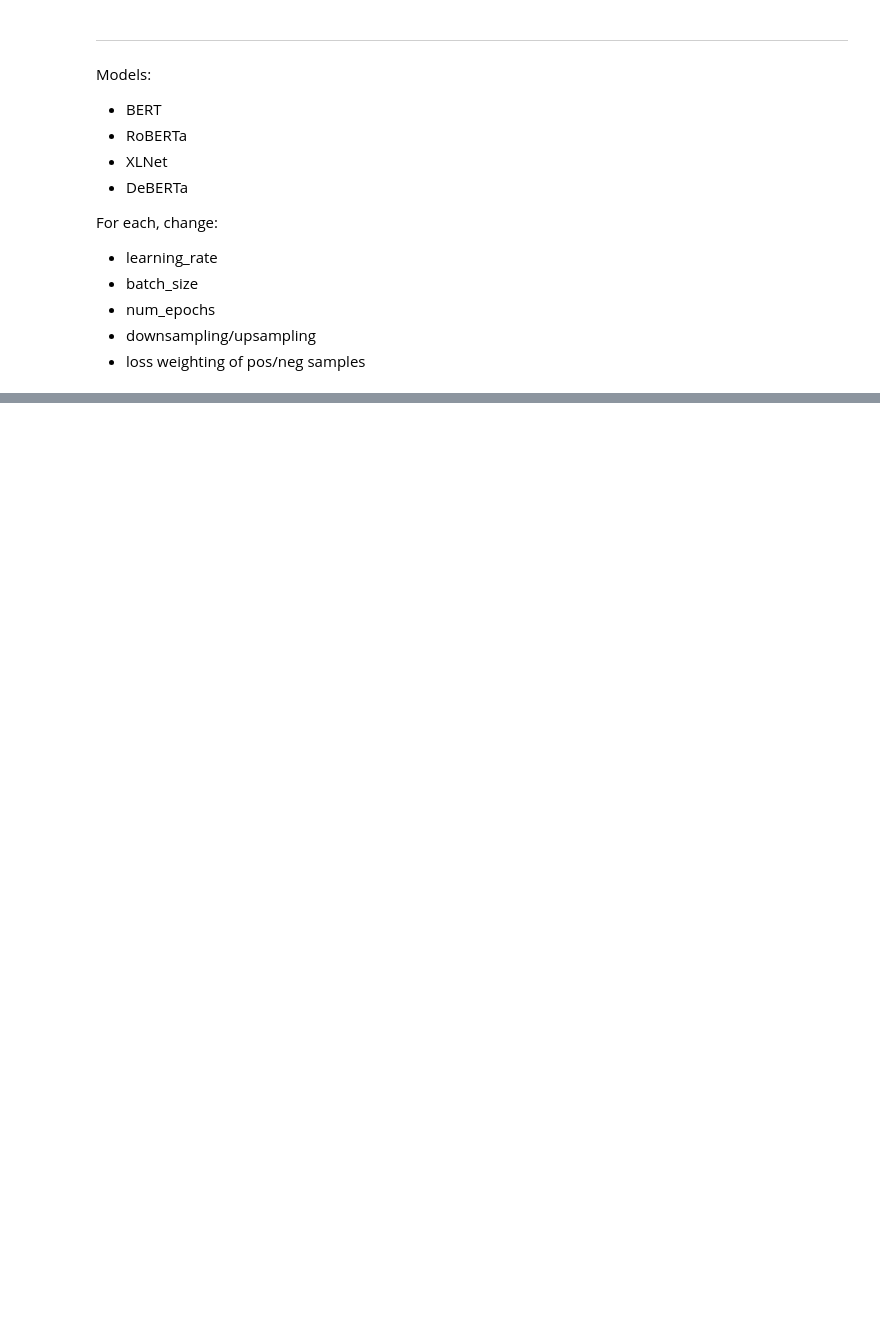
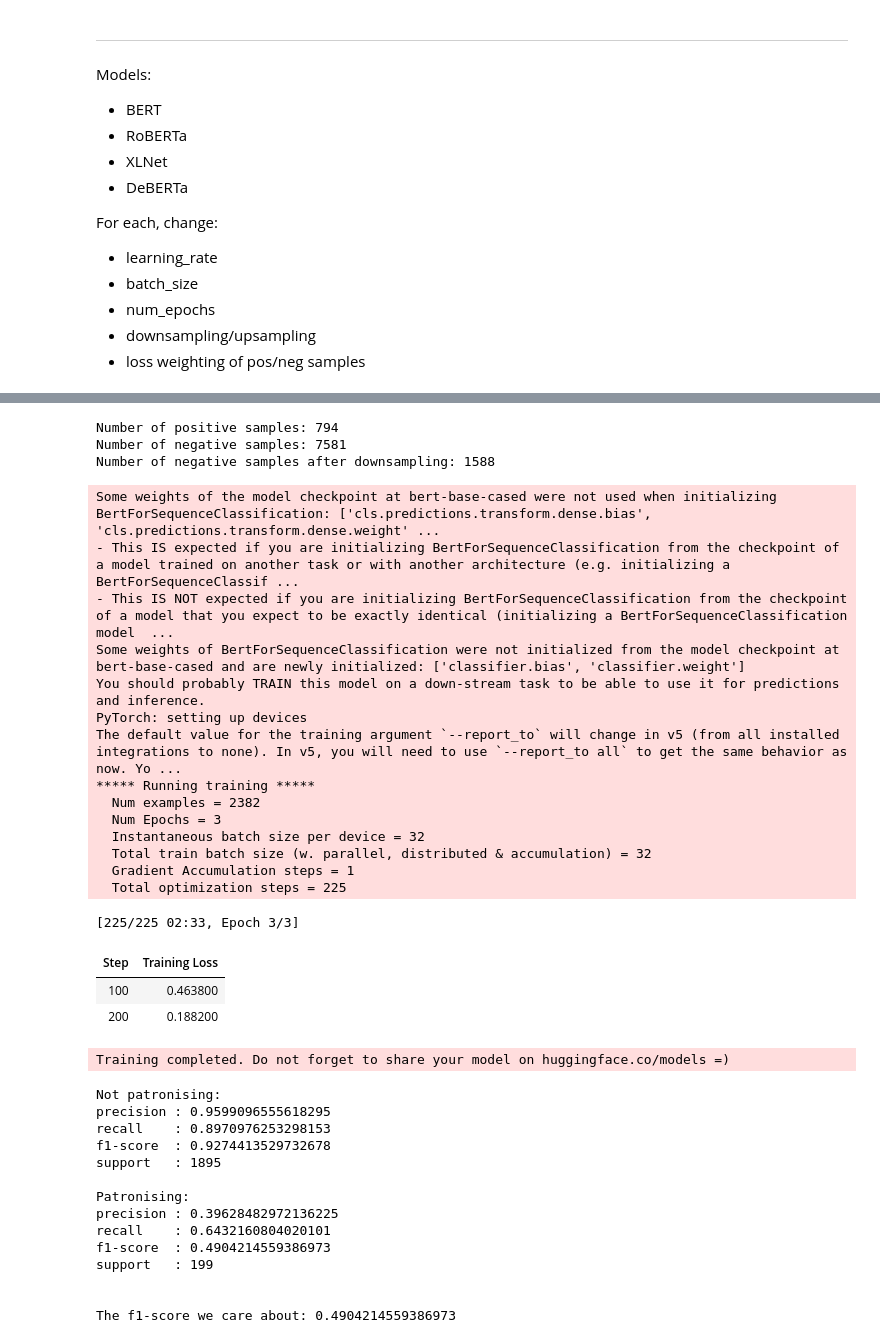
Before and after one commit to Lordkpaj/NLP-Coursework, a Jupyter notebook: solution.ipynb, the cells around one changed output, grey strips where cells are left out. Drawn from its saved outputs; the diff is of its cells as text; code cells hidden in the pictures; blank space fills up the shorter version.

```diff
--- a/solution.ipynb
+++ b/solution.ipynb
@@ -483,0 +481,11 @@ The f1-score we care about: 0.5080645161290324
+# %%
+reports = load_results()
+optimal_hyperparams = reports.iloc[[reports['pos_f1-score'].idxmax()]]
+
+print("Best base model:", optimal_hyperparams['pretrained_model_name'].item())
+print("\nOptimal hyperparameters:")
+print("learning_rate:", optimal_hyperparams['learning_rate'].item())
+print("batch_size:", optimal_hyperparams['batch_size'].item())
+print("num_epochs:", optimal_hyperparams['num_epochs'].item())
+print("sampling:", optimal_hyperparams['sampling'].item())
+print("sampling_ratio:", optimal_hyperparams['sampling_ratio'].item())
@@ -483,0 +501,9 @@ The f1-score we care about: 0.5080645161290324
+# %%
+report = main_patronise(pretrained_model_name=optimal_hyperparams['pretrained_model_name'].values[0],
+                        learning_rate=optimal_hyperparams['learning_rate'].item(),
+                        batch_size=optimal_hyperparams['batch_size'].item(),
+                        num_epochs=optimal_hyperparams['num_epochs'].item(),
+                        sampling=optimal_hyperparams['sampling'].item(),
+                        sampling_ratio=optimal_hyperparams['sampling_ratio'].item())
+display_report(report)
+# %% [output]
@@ -483,0 +527,36 @@ The f1-score we care about: 0.5080645161290324
+Number of positive samples: 794
+Number of negative samples: 7581
+Number of negative samples after downsampling: 1588
+Some weights of the model checkpoint at bert-base-cased were not used when initializing BertForSequenceClassification: ['cls.predictions.transform.dense.bias', 'cls.predictions.transform.dense.weight' ...
+- This IS expected if you are initializing BertForSequenceClassification from the checkpoint of a model trained on another task or with another architecture (e.g. initializing a BertForSequenceClassif ...
+- This IS NOT expected if you are initializing BertForSequenceClassification from the checkpoint of a model that you expect to be exactly identical (initializing a BertForSequenceClassification model  ...
+Some weights of BertForSequenceClassification were not initialized from the model checkpoint at bert-base-cased and are newly initialized: ['classifier.bias', 'classifier.weight']
+You should probably TRAIN this model on a down-stream task to be able to use it for predictions and inference.
+PyTorch: setting up devices
+The default value for the training argument `--report_to` will change in v5 (from all installed integrations to none). In v5, you will need to use `--report_to all` to get the same behavior as now. Yo ...
+***** Running training *****
+  Num examples = 2382
+  Num Epochs = 3
+  Instantaneous batch size per device = 32
+  Total train batch size (w. parallel, distributed & accumulation) = 32
+  Gradient Accumulation steps = 1
+  Total optimization steps = 225
+[225/225 02:33, Epoch 3/3]
+| Step | Training Loss |
+| 100 | 0.463800 |
+| 200 | 0.188200 |
+Training completed. Do not forget to share your model on huggingface.co/models =)
+Not patronising:
+precision : 0.9599096555618295
+recall    : 0.8970976253298153
+f1-score  : 0.9274413529732678
+support   : 1895
+
+Patronising:
+precision : 0.39628482972136225
+recall    : 0.6432160804020101
+f1-score  : 0.4904214559386973
+support   : 199
+
+
+The f1-score we care about: 0.4904214559386973
```
Also changed, not shown: parts of 37 cells of this notebook.
